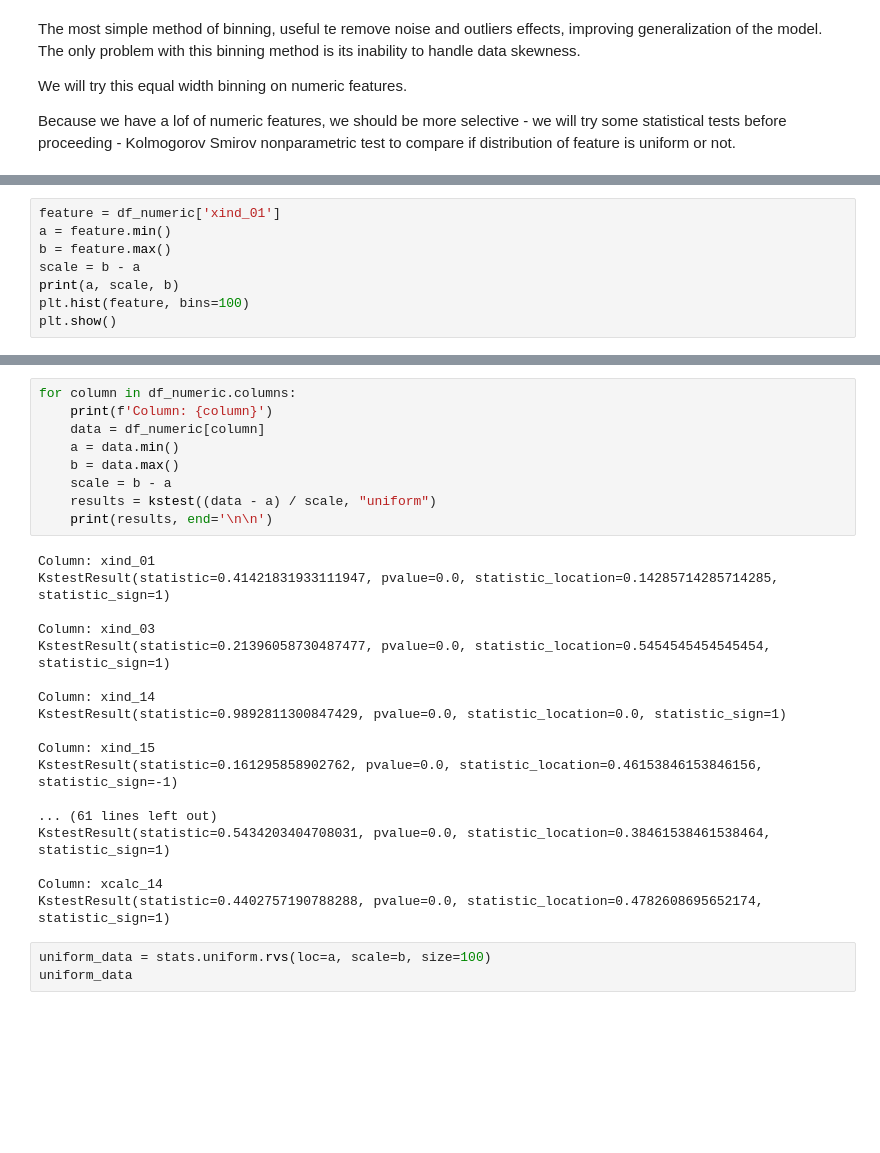
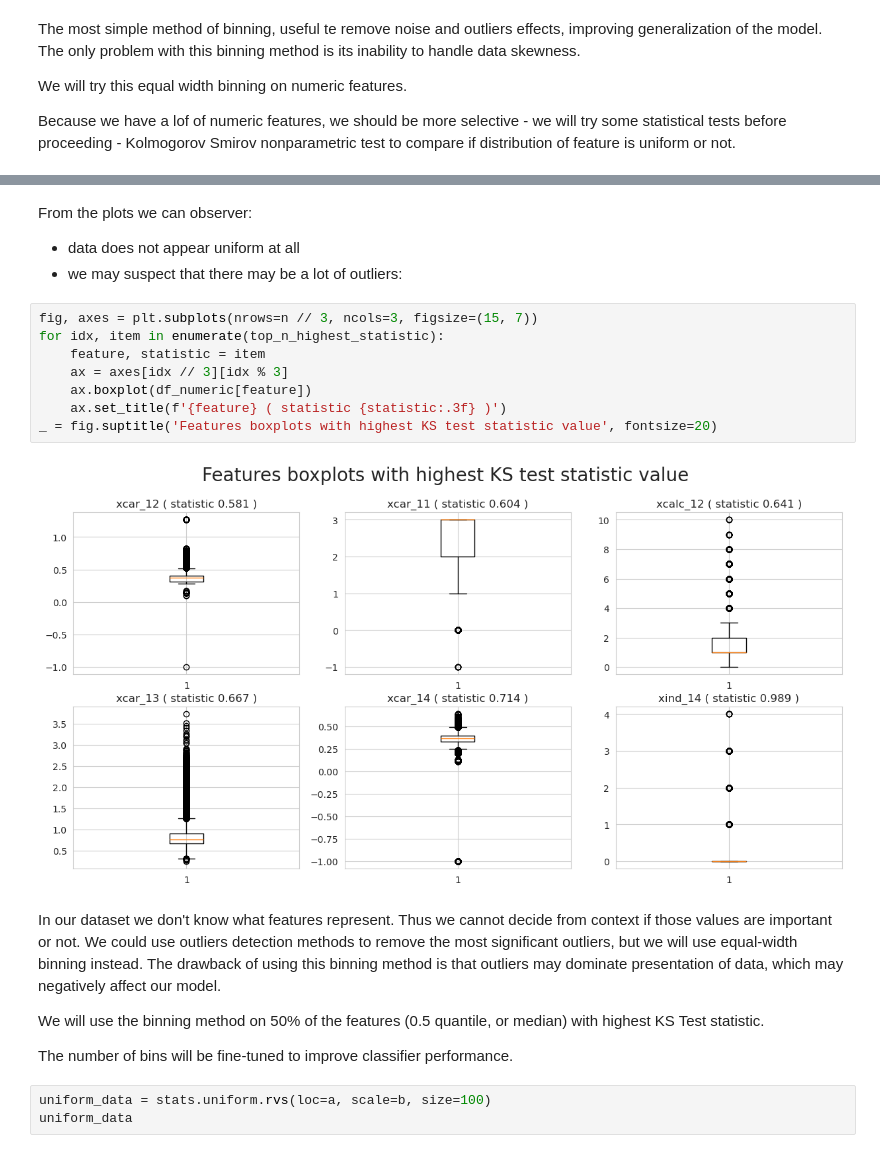
Before and after one commit to nickobard/Data-Preprocessing-Course, a Jupyter notebook: 02/02_homework.ipynb, the cells around one changed output, grey strips where cells are left out. Cells and saved outputs as stored; diff of their text form; blank space fills up the shorter version.

```diff
--- a/02/02_homework.ipynb
+++ b/02/02_homework.ipynb
@@ -271,8 +356,0 @@ dtype: int64
-# %%
-feature = df_numeric['xind_01']
-a = feature.min()
-b = feature.max()
-scale = b - a
-print(a, scale, b)
-plt.hist(feature, bins=100)
-plt.show()
@@ -313,30 +357,23 @@ KstestResult(statistic=0.4402757190788288, pvalue=0.0, statistic_location=11, st
-# %%
-for column in df_numeric.columns:
-    print(f'Column: {column}')
-    data = df_numeric[column]
-    a = data.min()
-    b = data.max()
-    scale = b - a
-    results = kstest((data - a) / scale, "uniform")
-    print(results, end='\n\n')
-# %% [output]
-Column: xind_01
-KstestResult(statistic=0.41421831933111947, pvalue=0.0, statistic_location=0.14285714285714285, statistic_sign=1)
-
-Column: xind_03
-KstestResult(statistic=0.21396058730487477, pvalue=0.0, statistic_location=0.5454545454545454, statistic_sign=1)
-
-Column: xind_14
-KstestResult(statistic=0.9892811300847429, pvalue=0.0, statistic_location=0.0, statistic_sign=1)
-
-Column: xind_15
-KstestResult(statistic=0.161295858902762, pvalue=0.0, statistic_location=0.46153846153846156, statistic_sign=-1)
-
-... (61 lines left out)
-KstestResult(statistic=0.5434203404708031, pvalue=0.0, statistic_location=0.38461538461538464, statistic_sign=1)
-
-Column: xcalc_14
-KstestResult(statistic=0.4402757190788288, pvalue=0.0, statistic_location=0.4782608695652174, statistic_sign=1)
+# %% [markdown]
+From the plots we can observer:
+- data does not appear uniform at all
+- we may suspect that there may be a lot of outliers:
+# %%
+fig, axes = plt.subplots(nrows=n // 3, ncols=3, figsize=(15, 7))
+for idx, item in enumerate(top_n_highest_statistic):
+    feature, statistic = item
+    ax = axes[idx // 3][idx % 3]
+    ax.boxplot(df_numeric[feature])
+    ax.set_title(f'{feature} ( statistic {statistic:.3f} )')
+_ = fig.suptitle('Features boxplots with highest KS test statistic value', fontsize=20)
+# %% [output]
+[figure, added]
+# %% [markdown]
+In our dataset we don't know what features represent. Thus we cannot decide from context if those values are important or not. We could use outliers detection methods to remove the most significant outliers, but we will use equal-width binning instead. The drawback of using this binning method is that outliers may dominate presentation of data, which may negatively affect our model.
+
+We will use the binning method on 50% of the features (0.5 quantile, or median)  with highest KS Test statistic.
+
+The number of bins will be fine-tuned to improve classifier performance.
 # %%
 uniform_data = stats.uniform.rvs(loc=a, scale=b, size=100)
 uniform_data
```
Also changed, not shown: parts of 25 cells of this notebook.
